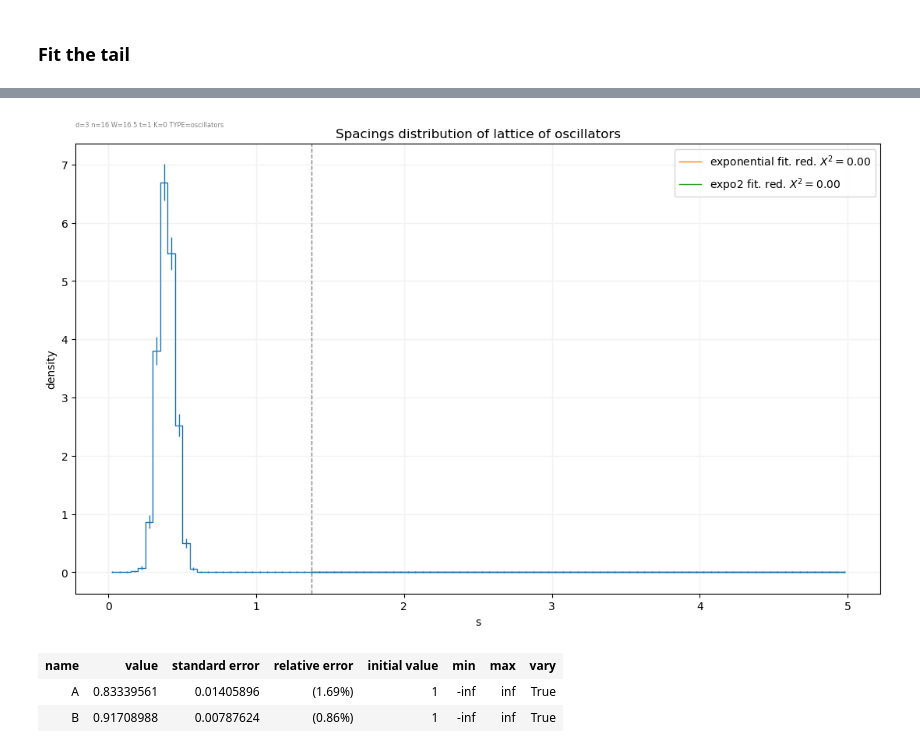
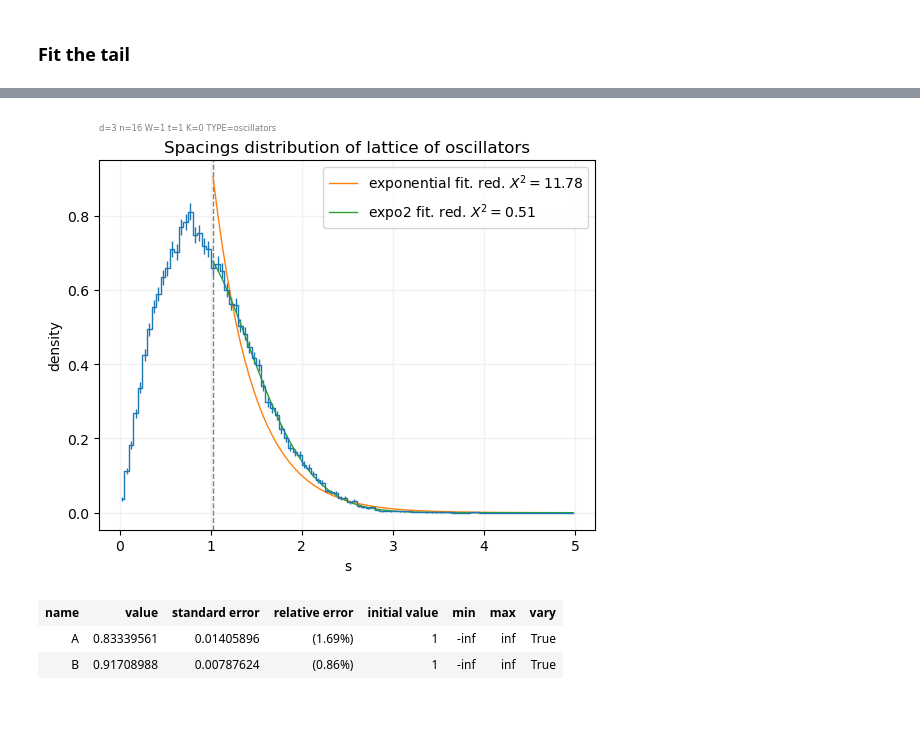
Before and after one commit to andrea-lizzit/fastparticles, a Jupyter notebook: simulation/multidimensional.ipynb, the cells around one changed output, grey strips where cells are left out. Cells and saved outputs as stored; diff of their text form; code cells hidden in the pictures; blank space fills up the shorter version.

```diff
--- a/simulation/multidimensional.ipynb
+++ b/simulation/multidimensional.ipynb
@@ -12,7 +12,7 @@ from ndlattice import mdlattice, second_excitation_energies, second_excitation_e
 from matrixensembles import GOEsampler, MatrixStats, Betasampler, LatticeSampler, PalHuseSelector
 from lmfit import minimize, Model
 
-output_dir = Path('../out/multidimensional/center/')
+output_dir = Path('../out/multidimensional/onedimensional/')
 
 def paramstring(params, type='file'):
 	if type == 'plot':
@@ -115,29 +152,8 @@ for n, s in s_n.items():
 # %% [markdown]
 ### Fit the tail
 # %%
-d, n, w0 = 3, 16, 100
-W, t = 3, 1
+d, n, w0 = 3, 16, 1000
+W, t = 1, 1
 TYPE='oscillators'
 matrixstats = MatrixStats(LatticeSampler(d, n, W, t, w0))
 matrixstats.collect(10**5)
-# %%
-d, n, w0 = 3, 16, 100
-W, t = 3, 1
-TYPE='oscillators'
-
-def correlation_transition(corr_W, d, n, t, w0):
-	corr_r, corr_err = np.zeros_like(corr_W, dtype=np.float64), np.zeros_like(corr_W, dtype=np.float64)
-	for i, W in enumerate(corr_W):
-		matrixstats = MatrixStats(LatticeSampler(d, n, W, t, w0, torus=False))
-		matrixstats.collect(10**5)
-		r = matrixstats.d2correlations().flat
-		r_avg = np.mean(r) # average over disorder and states
-		corr_r[i] = r_avg
-		corr_err[i] = np.std(r) / np.sqrt(len(r))
-	return corr_W, corr_r, corr_err
-
-correlation_results = {}
-for i, L in enumerate(np.arange(8, 18, 2)):
-	corr_W = np.arange(1, 11)
-	corr_W, corr_r, corr_err = correlation_transition(corr_W, d, L, t, w0)
-	correlation_results[L] = (corr_W, corr_r, corr_err)
@@ -156,45 +160,46 @@ plt.savefig(output_dir / f"correlation_transition.png", dpi=300)
 # %%
+K = 0
 heights, borders = np.histogram(matrixstats.s(PalHuseSelector).flat, bins=100, range=(0, 5))
 norm = np.sum(heights) * np.diff(borders)[0]
 heights = heights / norm
 weights = poissonweights(heights, norm=norm)
 centers = borders[:-1] + np.diff(borders) / 2
-starti = int(len(centers) * .27)
+starti = int(len(centers) * .2)
 x, y, w = centers[starti:], heights[starti:], weights[starti:]
 res_expo = mod_expo.fit(y, x=x, A=1, D=1, weights=w)
 res_wd = mod_wignerdyson.fit(y, s=x, weights=w)
 res_expo2 = mod_expo2.fit(y, s=x, A=1, B=1, weights=w)
 
 plt.xlabel(r"s")
 plt.ylabel("density")
 # plt.ylim(0, 0.85)
 
 # plt.plot(centers, wignerdyson(centers, 0), label="Wigner-Dyson")
 plt.errorbar(
     centers,
     heights,
     yerr = 1/weights,
     marker = '.',
     markersize = 0,
     drawstyle = 'steps-mid'
 )
 plt.axvline(centers[starti], color='gray', linestyle='--')
 
 plt.plot(centers[starti:], res_expo.best_fit, label=f"exponential fit. red. $X^2={res_expo.redchi:.2f}$")
 plt.plot(centers[starti:], res_expo2.best_fit, label=f"expo2 fit. red. $X^2={res_expo2.redchi:.2f}$")
 # plt.plot(centers, res_wd.eval(s=centers), label=f"wigner-dyson red. $X^2={res_wd.redchi:.2f}$", lw=0.5, color='gray')
 # add a grid of very light gray color
 plt.grid(color='0.95', linestyle='-', linewidth=1)
 plt.legend()
 plt.title("Spacings distribution of lattice of oscillators")
 params = dict(d=d, n=n, W=W, t=t, K=K, TYPE=TYPE)
-plt.text(0, 1.05, paramstring(params, 'plot'), fontsize=6, color='gray', transform=plt.gca().transAxes, verticalalignment='top')
+plt.text(0, 1.10, paramstring(params, 'plot'), fontsize=6, color='gray', transform=plt.gca().transAxes, verticalalignment='top')
 
 plt.savefig(output_dir / f'fit_{paramstring(params, "file")}.png')
 plt.savefig(output_dir / f'fit_{paramstring(params, "file")}.pgf')
 plt.show()
 # %% [output]
-[figure, old version]
+[figure, new version]
 # %%
 
 res_expo2.params
```
Also changed, not shown: parts of 4 cells of this notebook.
